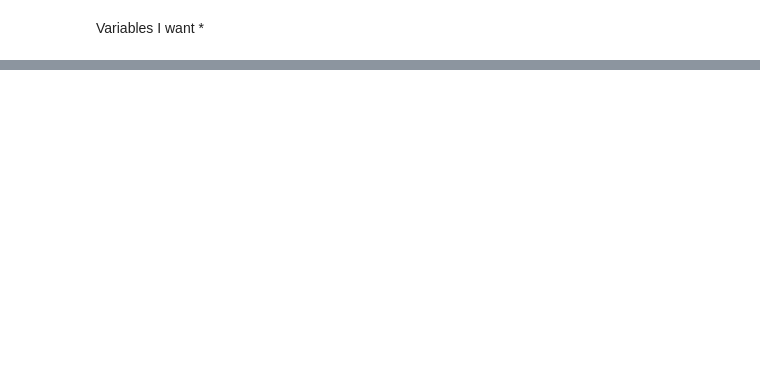
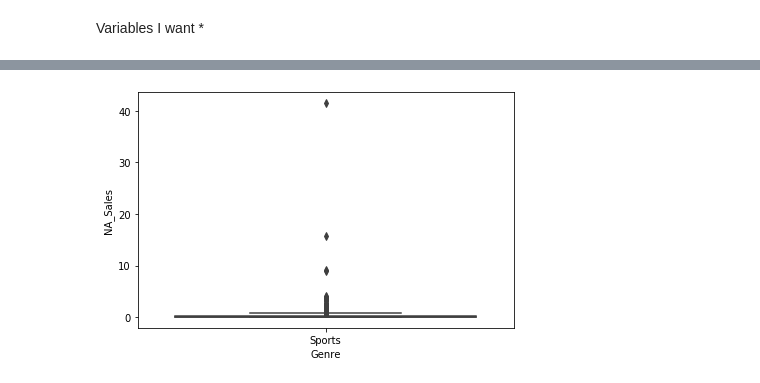
Before and after one commit to DJGump/game_sales_analysis, a Jupyter notebook: video_game_sales_analysis.ipynb, the cells around one changed output, grey strips where cells are left out. Drawn from its saved outputs; the diff is of its cells as text; code cells hidden in the pictures; blank space fills up the shorter version.

```diff
--- a/video_game_sales_analysis.ipynb
+++ b/video_game_sales_analysis.ipynb
@@ -67,3 +79,13 @@ vg_sales.loc[vg_sales["Year"].isin(tens), "decade"] = "10s"
 vg_sales.loc[vg_sales["Year"].isin(twenties), "decade"] = "20s"
 # %% [output]
 [interactive output not drawn]
+# %%
+# we are going to analyze from 2000's onward, as this is when modern gaming markets matured
+# also throw out 2020 as there is only 1 game
+# see https://learn.stash.com/defining-moments-in-video-game-history-a-timeline
+
+vg_sales = vg_sales[vg_sales["decade"] != "80s"]
+vg_sales = vg_sales[vg_sales["decade"] != "20s"]
+vg_sales = vg_sales[vg_sales["decade"] != "90s"]
+
+vg_sales.decade.value_counts()
@@ -69,0 +114,14 @@ vg_sales.loc[vg_sales["Year"].isin(twenties), "decade"] = "20s"
+# %%
+# separate based on genres.
+sports = vg_sales[vg_sales["Genre"] == "Sports"]
+action = vg_sales[vg_sales["Genre"] == "Action"]
+misc = vg_sales[vg_sales["Genre"] == "Misc"]
+rpg = vg_sales[vg_sales["Genre"] == "Role-Playing"]
+adventure = vg_sales[vg_sales["Genre"] == "Adevnture"]
+shooter = vg_sales[vg_sales["Genre"] == "Shooter"]
+racing = vg_sales[vg_sales["Genre"] == "Racing"]
+sim = vg_sales[vg_sales["Genre"] == "Simulation"]
+platform = vg_sales[vg_sales["Genre"] == "Platform"]
+fighting = vg_sales[vg_sales["Genre"] == "Fighting"]
+startegy = vg_sales[vg_sales["Genre"] == "Strategy"]
+puzzle = vg_sales[vg_sales["Genre"] == "Puzzle"]
@@ -69,0 +130,10 @@ vg_sales.loc[vg_sales["Year"].isin(twenties), "decade"] = "20s"
+# %%
+sns.boxplot("Genre", "NA_Sales", data=sports)
+plt.tight_layout()
+plt.show()
+# wii sports shipped with the wii console, and is not representative of games that sell normally.
+# It shipped with the wii, and it is already clear how we can learn from it's success: accessibility.
+# https://www.gamespot.com/articles/the-most-influential-games-of-the-21st-century-wii/1100-6466810/#:~:text=Like%20the%20Wii%2C%20it%20focused,the%20industry%20would%20approach%20accessibility.
+# it also a outlier amongst outliers. I will be tossing it
+# %% [output]
+[figure, added]
```
Also changed, not shown: parts of 25 cells of this notebook, 1 other file.
